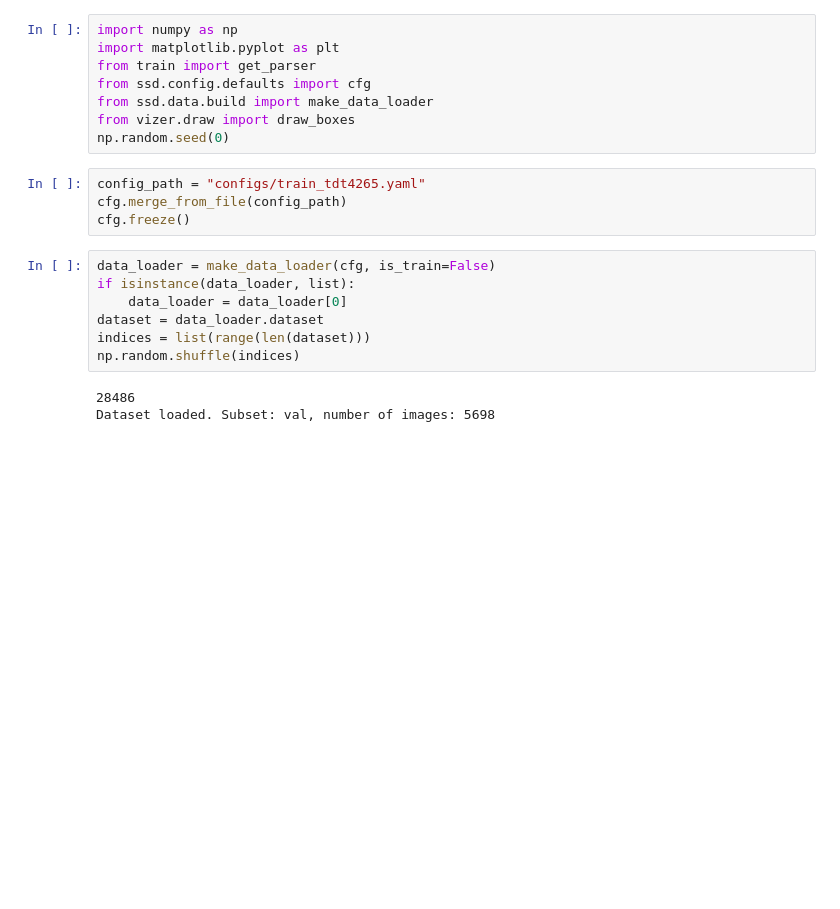
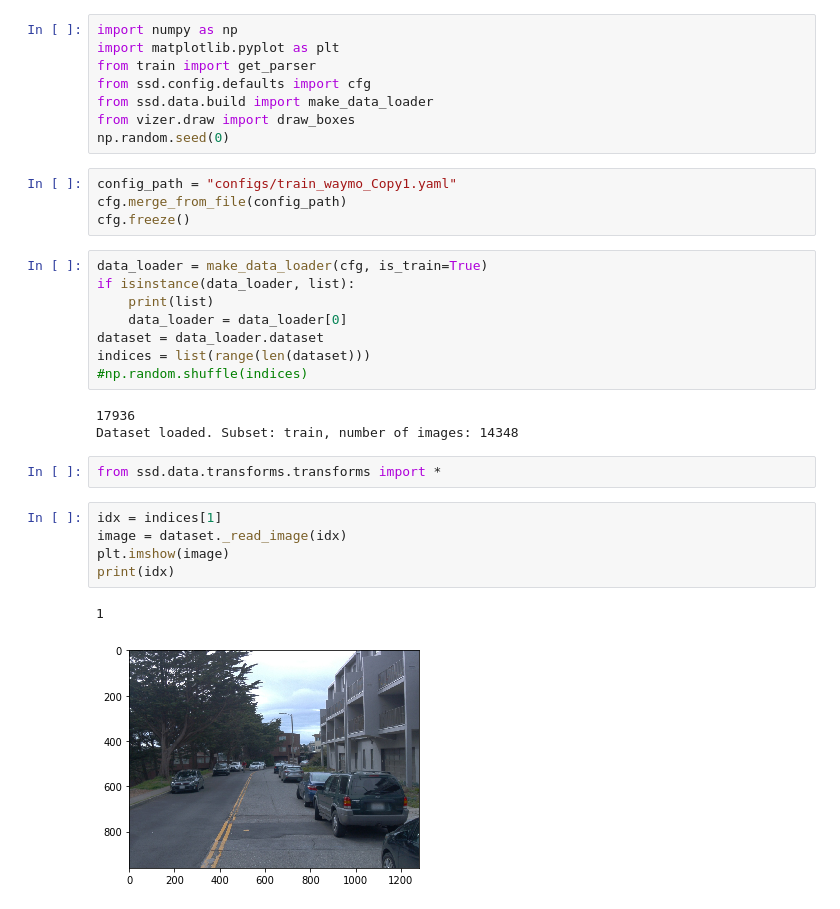
Before and after one commit to Xiaoyu-freshman/final_project_tdt4265, a Jupyter notebook: visualize_dataset.ipynb, the cells around one changed output. Saved outputs shown, nothing was run; the diff lists cells and outputs as text; blank space fills up the shorter version.

```diff
--- a/visualize_dataset.ipynb
+++ b/visualize_dataset.ipynb
@@ -7,16 +7,27 @@ from ssd.data.build import make_data_loader
 from vizer.draw import draw_boxes
 np.random.seed(0)
 # %%
-config_path = "configs/train_tdt4265.yaml"
+config_path = "configs/train_waymo_Copy1.yaml"
 cfg.merge_from_file(config_path)
 cfg.freeze()
 # %%
-data_loader = make_data_loader(cfg, is_train=False)
+data_loader = make_data_loader(cfg, is_train=True)
 if isinstance(data_loader, list):
+    print(list)
     data_loader = data_loader[0]
 dataset = data_loader.dataset
 indices = list(range(len(dataset)))
-np.random.shuffle(indices)
+#np.random.shuffle(indices)
 # %% [output]
-28486
-Dataset loaded. Subset: val, number of images: 5698
+17936
+Dataset loaded. Subset: train, number of images: 14348
+# %%
+from ssd.data.transforms.transforms import *
+# %%
+idx = indices[1]
+image = dataset._read_image(idx)
+plt.imshow(image)
+print(idx)
+# %% [output]
+1
+[figure, added]
```
Also changed, not shown: parts of 13 cells of this notebook.
